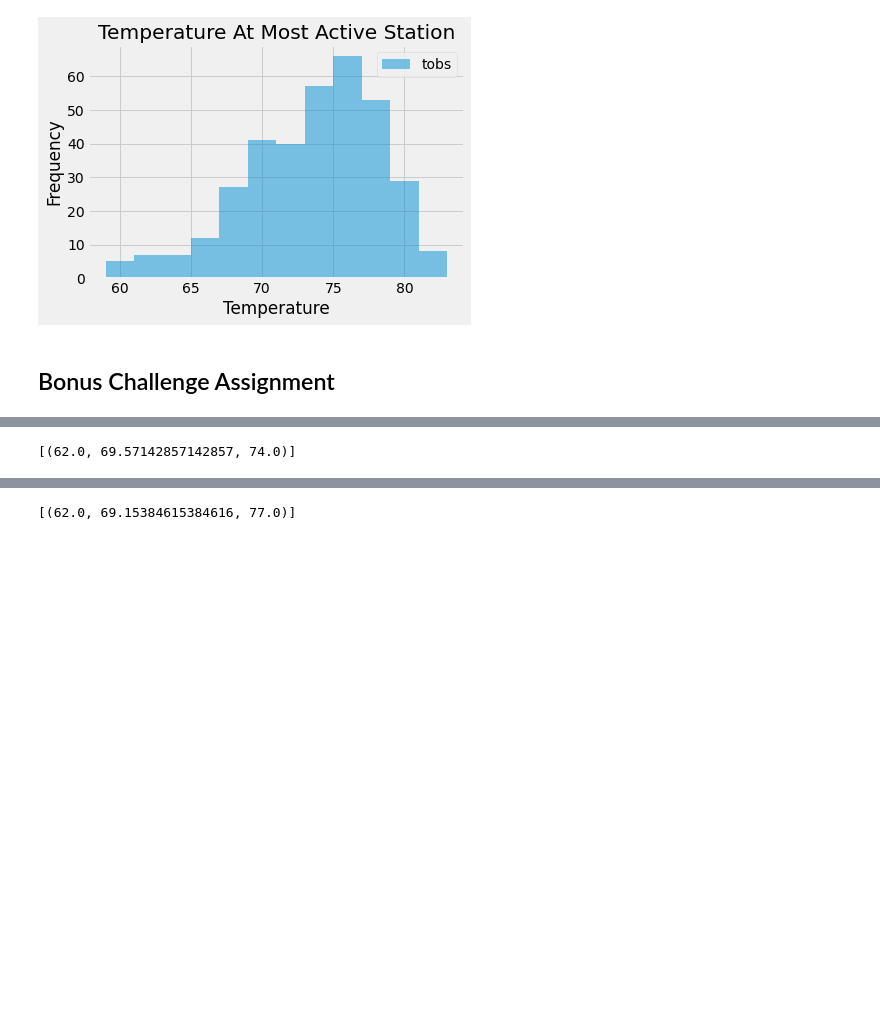
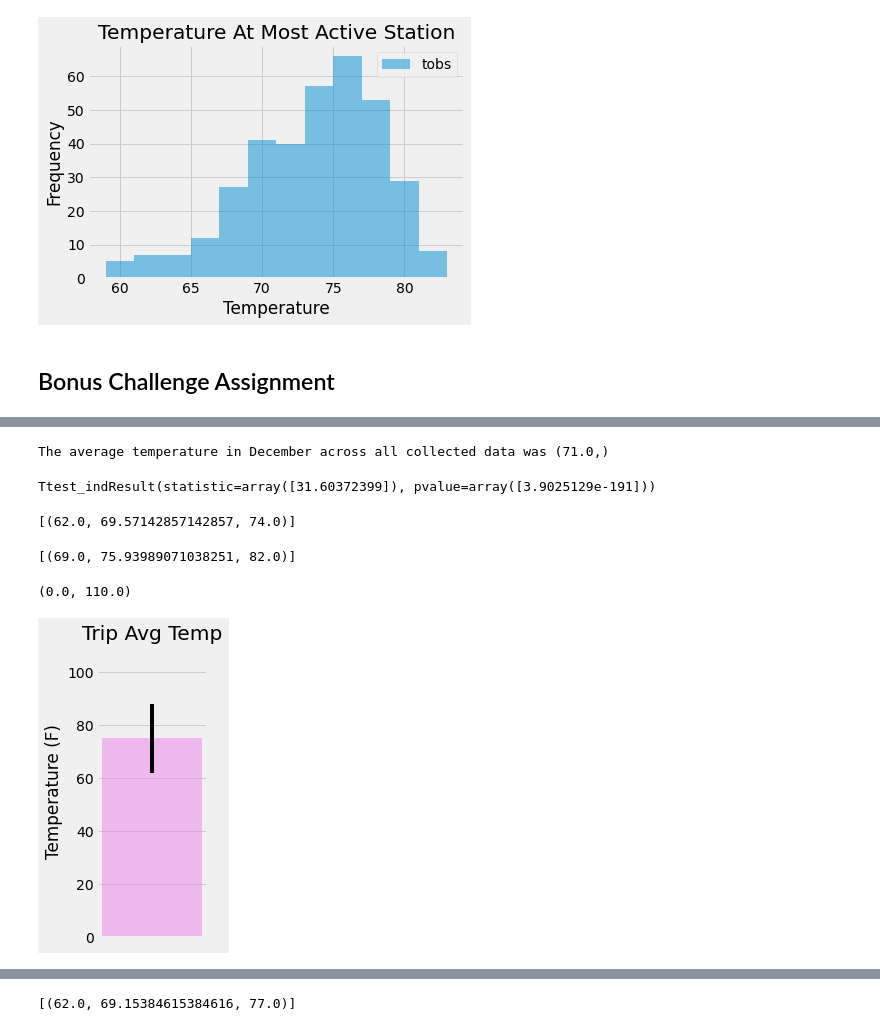
Before and after one commit to luciennekaplan/sqlalchemy-challenge, a Jupyter notebook: climate_starter.ipynb, the cells around one changed output, grey strips where cells are left out. Cells and saved outputs as stored; diff of their text form; code cells hidden in the pictures; blank space fills up the shorter version.

Commit message:
Additional Temperature Analysis Completed

```diff
--- a/climate_starter.ipynb
+++ b/climate_starter.ipynb
@@ -167,0 +176,8 @@ Text(0.5, 1.0, 'Temperature At Most Active Station')
+# %%
+#Average December Temperature
+December_Temps = June_Temps = session.query(Measurement.tobs).filter(func.strftime("%m", Measurement.date) == "12").all()
+December_Average = session.query(func.round(func.avg(Measurement.tobs))).\
+    filter(func.strftime("%m", Measurement.date) == "12").all()
+print(f'The average temperature in December across all collected data was {December_Average[0]}')
+# %% [output]
+The average temperature in December across all collected data was (71.0,)
@@ -168,3 +186,12 @@ Text(0.5, 1.0, 'Temperature At Most Active Station')
+# %%
+#Use the t-test to determine whether the difference in the means,
+#if any, is statistically significant.
+#Will you use a paired t-test, or an unpaired t-test? Why?
+
+#Unpaired independent t-test
+stats.ttest_ind(June_Temps, December_Temps)
+# %% [output]
+Ttest_indResult(statistic=array([31.60372399]), pvalue=array([3.9025129e-191]))
 # %%
 # This function called `calc_temps` will accept start date and end date in the format '%Y-%m-%d'
 # and return the minimum, average, and maximum temperatures for that range of dates
@@ -189,11 +216,26 @@ print(calc_temps('2012-02-28', '2012-03-05'))
 # %%
 # Use your previous function `calc_temps` to calculate the tmin, tavg, and tmax
 # for your trip using the previous year's data for those same dates.
+my_vacation = print(calc_temps('2016-06-05' , '2016-07-03'))
+print(my_vacation)
+# %% [output]
+[(69.0, 75.93989071038251, 82.0)]
 # %%
 # Plot the results from your previous query as a bar chart.
 # Use "Trip Avg Temp" as your Title
 # Use the average temperature for the y value
 # Use the peak-to-peak (tmax-tmin) value as the y error bar (yerr)
+names = ['my vacation']
+values = [75]
+plt.figure(figsize=(1.75, 5))
+plt.bar(names, values, width=0.8 ,color='violet', alpha=0.5, align="center", yerr = 13)
+plt.title("Trip Avg Temp")
+plt.ylabel("Temperature (F)")
+plt.xticks([])
+plt.ylim(top= 110)
+# %% [output]
+(0.0, 110.0)
+[figure, added]
 # %%
 # Calculate the total amount of rainfall per weather station for your trip dates using the previous year's matching dates.
 # Sort this in descending order by precipitation amount and list the station, name, latitude, longitude, and elevation
```
Also changed, not shown: parts of 5 cells of this notebook, 1 other file.
